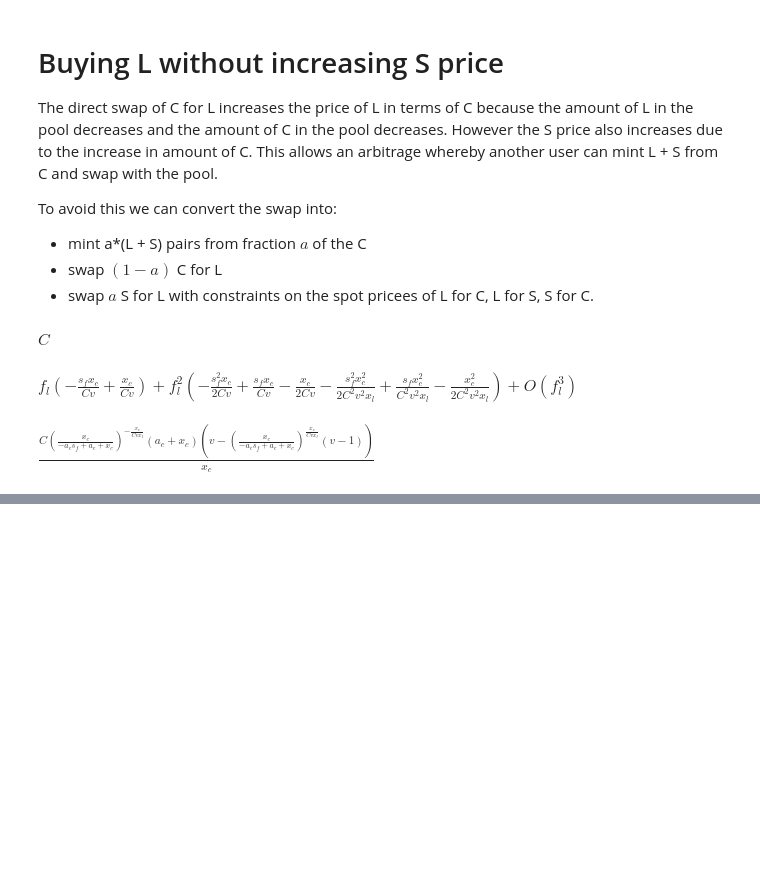
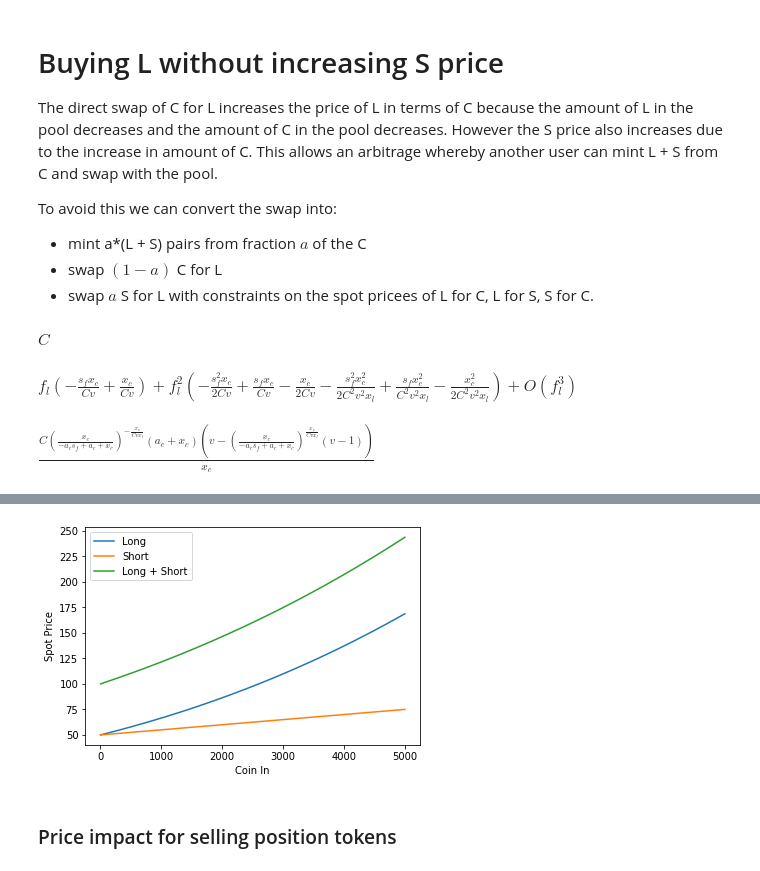
Before and after one commit to fetchai/mettalex-market-maker, a Jupyter notebook: amm_balancer.ipynb, the cells around one changed output, grey strips where cells are left out. Drawn from its saved outputs; the diff is of its cells as text; code cells hidden in the pictures; blank space fills up the shorter version.

```diff
--- a/amm_balancer.ipynb
+++ b/amm_balancer.ipynb
@@ -239,0 +406,12 @@ $\displaystyle \frac{C \left(\frac{x_{c}}{- a_{c} s_{f} + a_{c} + x_{c}}\right)^
+# %%
+# Spot prices and sum
+spot_prices = np.array([get_amm_spot_prices(s) for s in states])
+_ = plt.plot(coin_in, spot_prices)
+_ = plt.plot(coin_in, np.sum(spot_prices, axis=1))
+_ = plt.legend(['Long', 'Short', 'Long + Short'])
+_ = plt.xlabel('Coin In')
+_ = plt.ylabel('Spot Price')
+# %% [output]
+[figure, added]
+# %% [markdown]
+### Price impact for selling position tokens
```
Also changed, not shown: parts of 30 cells of this notebook.
